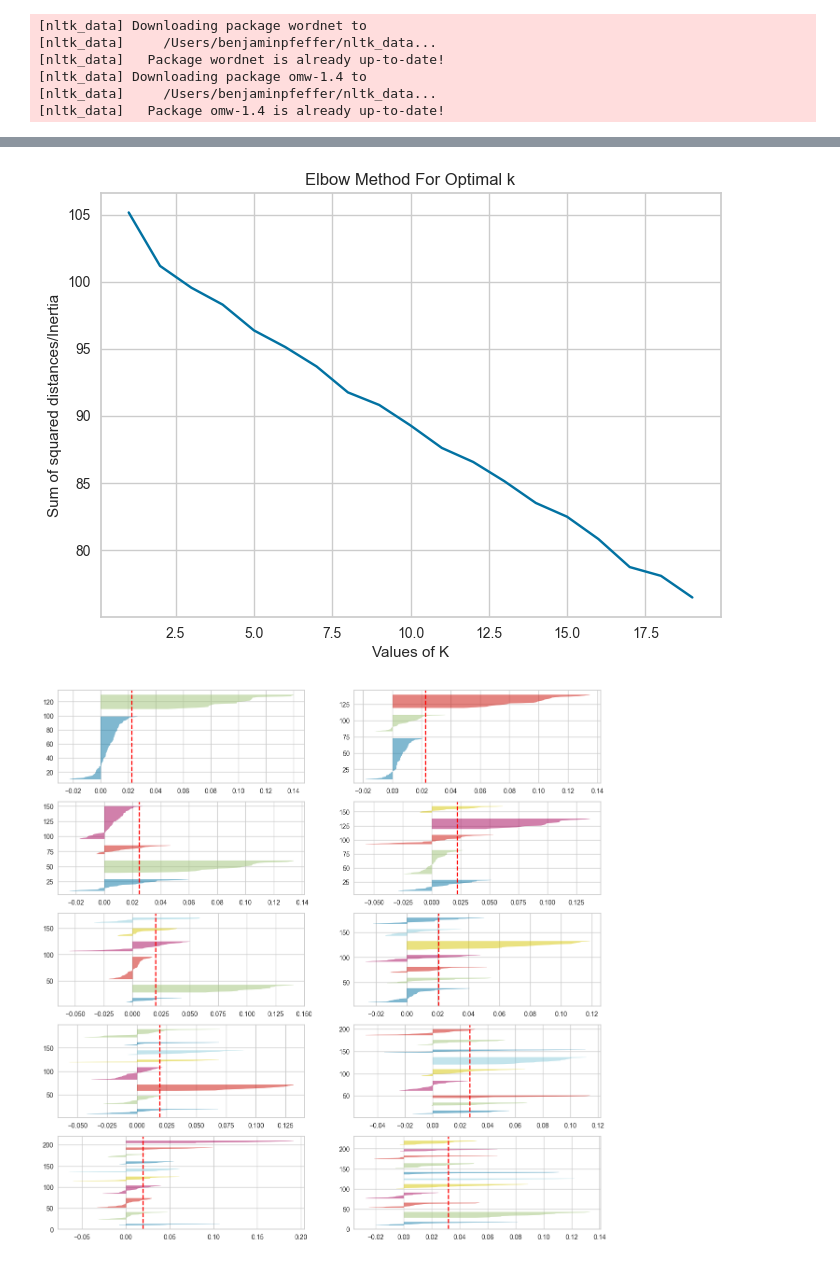
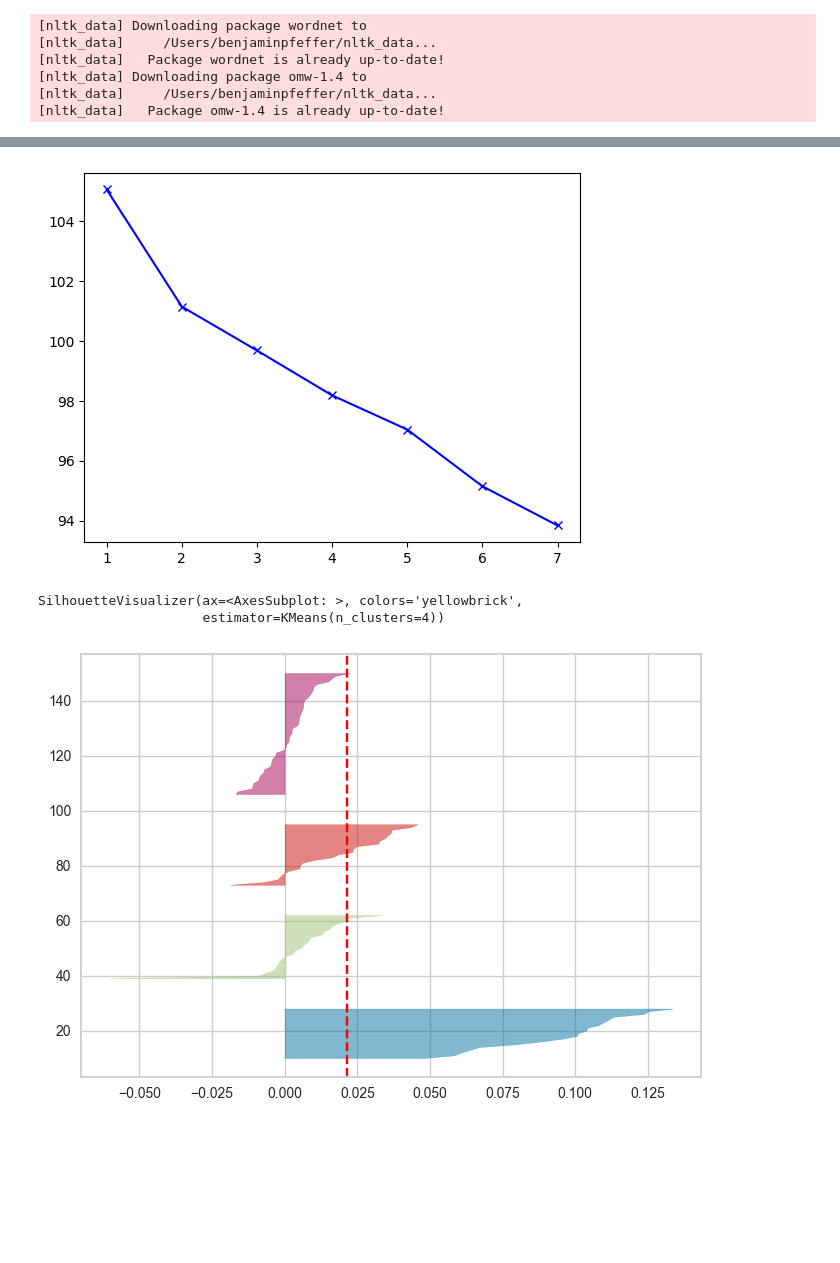
Before and after one commit to benpfeffer/CIS569-Project2, a Jupyter notebook: Clustering.ipynb, the cells around one changed output, grey strips where cells are left out. Cells and saved outputs as stored; diff of their text form; code cells hidden in the pictures; blank space fills up the shorter version.

```diff
--- a/Clustering.ipynb
+++ b/Clustering.ipynb
@@ -93,41 +90,27 @@ terms = vectorizer.get_feature_names()
 # %%
 import matplotlib.pyplot as plt
+# Perform the elbow method: 2 seems best, but for our visualization purposes let's use the next best: 4 clusters
 Sum_of_squared_distances = []
-K = range(1,20)
+K = range(1,8)
 for num_clusters in K :
-    kmeans = KMeans(n_clusters=num_clusters)
+    kmeans = KMeans(n_clusters=num_clusters, random_state=1) # 349
     kmeans.fit(tfidf_matrix)
     Sum_of_squared_distances.append(kmeans.inertia_)
 plt.plot(K,Sum_of_squared_distances,'bx-')
-plt.xlabel('Values of K')
-plt.ylabel('Sum of squared distances/Inertia')
-plt.title('Elbow Method For Optimal k')
+
 plt.show()
 # %% [output]
-[figure, old version]
+[figure, new version]
 # %%
-from sklearn import datasets
 from sklearn.cluster import KMeans
 import matplotlib.pyplot as plt
 from yellowbrick.cluster import SilhouetteVisualizer
 
-# Load the IRIS dataset
-iris = datasets.load_iris()
-X = iris.data
-y = iris.target
 
-fig, ax = plt.subplots(5, 2, figsize=(15,15))
-for i in [2, 3, 4, 5, 6, 7, 8, 9, 10, 11]:
-    '''
-    Create KMeans instances for different number of clusters
-    '''
-    km = KMeans(n_clusters=i)
-    q, mod = divmod(i, 2)
-    '''
-    Create SilhouetteVisualizer instance with KMeans instance
-    Fit the visualizer
-    '''
-    visualizer = SilhouetteVisualizer(km, colors='yellowbrick', ax=ax[q-1][mod])
-    visualizer.fit(tfidf_matrix)
+km = KMeans(n_clusters=4)
+visualizer = SilhouetteVisualizer(km, colors='yellowbrick')
+visualizer.fit(tfidf_matrix)
 # %% [output]
+SilhouetteVisualizer(ax=<AxesSubplot: >, colors='yellowbrick',
+                     estimator=KMeans(n_clusters=4))
-[figure, old version]
+[figure, new version]
```
Also changed, not shown: parts of 21 cells of this notebook, 3 other files.
